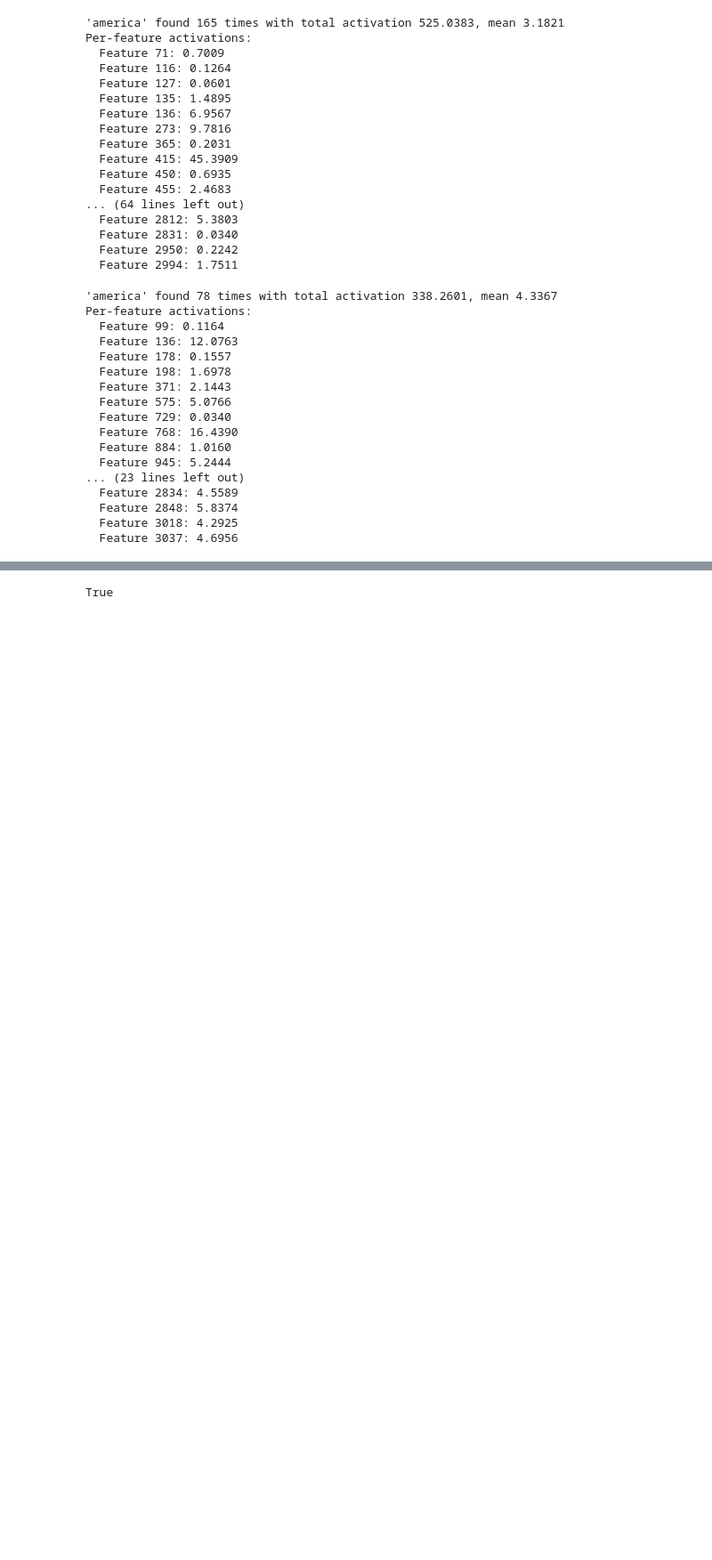
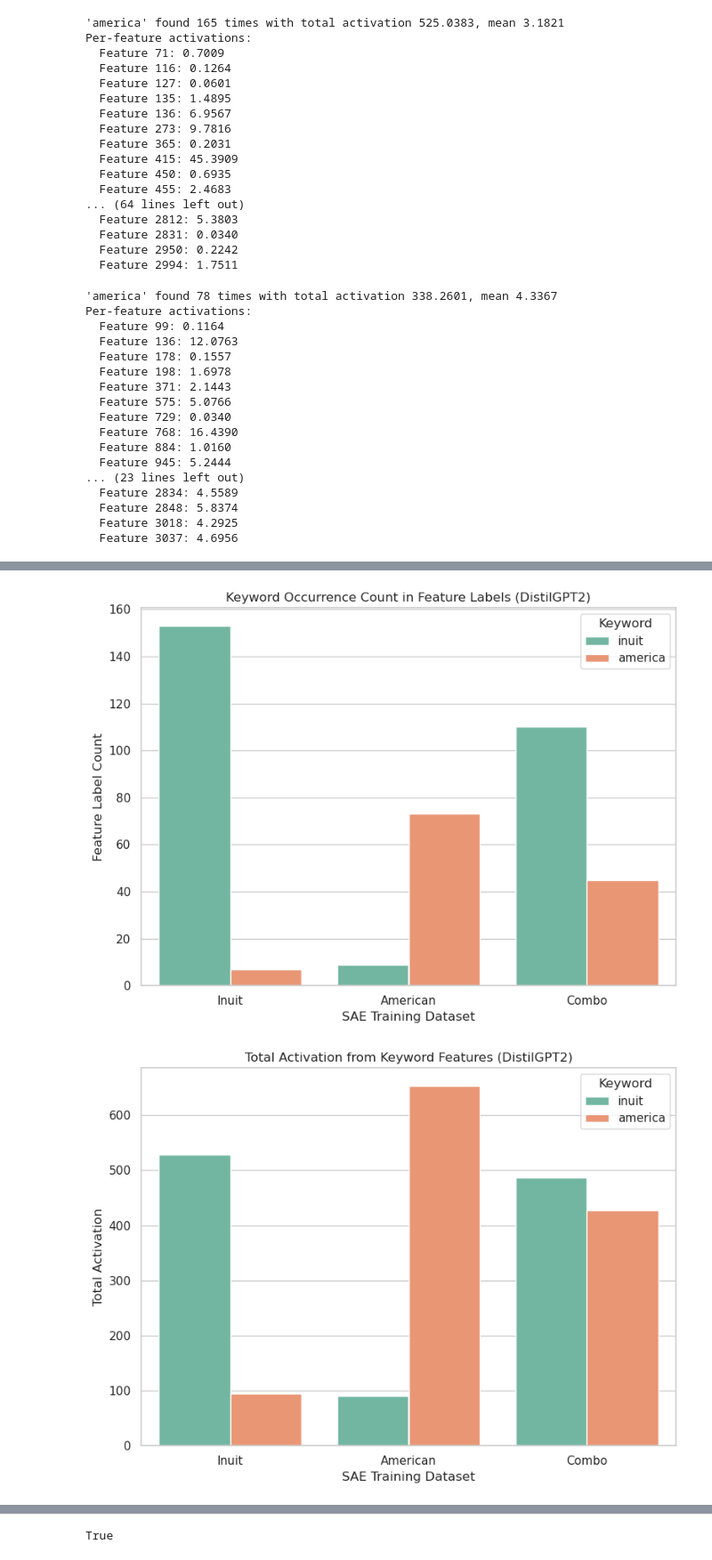
Before and after one commit to Gregpy/SAE_Feature_Counts, a Jupyter notebook: Feature_Analysis.ipynb, the cells around one changed output, grey strips where cells are left out. Shown at 89% size. Saved outputs shown, nothing was run; the diff lists cells and outputs as text; code cells hidden in the pictures; blank space fills up the shorter version.

Commit message:
add images

```diff
--- a/Feature_Analysis.ipynb
+++ b/Feature_Analysis.ipynb
@@ -37,6 +40,21 @@ def count_word_mentions(feature_dict, word_check):
                 inuit_per_feature[feature_idx] += activation
 
     return inuit_count, inuit_activation_sum, dict(inuit_per_feature)
+# %%
+
+
+data_rows = []
+
+def add_entry(llm, dataset, keyword, count, total_act):
+    mean_act = total_act / count if count != 0 else 0
+    data_rows.append({
+        'llm': llm,
+        'dataset': dataset,
+        'keyword': keyword,
+        'feature_label_count': count,
+        'total_activation': total_act,
+        'mean_activation': mean_act
+    })
 # %%
 feat_word = 'inuit'
 count, activation_sum, per_feature = count_word_mentions(top_word_feat_inuit, feat_word)
@@ -314,3 +346,5 @@ Per-feature activations:
   Feature 2848: 5.8374
   Feature 3018: 4.2925
   Feature 3037: 4.6956
+# %%
+df_feat_cts = pd.DataFrame(data_rows)
@@ -316,0 +367,36 @@ Per-feature activations:
+# %%
+
+
+sns.set(style='whitegrid')
+
+def plot_metric(df_feat_cts, llm_name, metric, title):
+    df_llm = df_feat_cts[df_feat_cts['llm'] == llm_name]
+    plt.figure(figsize=(8, 6))
+    sns.barplot(
+        data=df_llm,
+        x='dataset',
+        y=metric,
+        hue='keyword',
+        palette='Set2'
+    )
+    plt.title(f"{title} ({llm_name})")
+    plt.ylabel(metric.replace('_', ' ').title())
+    plt.xlabel("SAE Training Dataset")
+    plt.legend(title="Keyword")
+    plt.tight_layout()
+    plt.savefig(f'{metric}_{llm_name}')
+    plt.show()
+
+# Generate all 6 plots
+metrics = [
+    ('feature_label_count', 'Keyword Occurrence Count in Feature Labels'),
+    ('total_activation', 'Total Activation from Keyword Features'),
+    ('mean_activation', 'Mean Activation per Keyword Occurrence')
+]
+
+for llm in df_feat_cts['llm'].unique():
+    for metric, title in metrics:
+        plot_metric(df_feat_cts, llm, metric, title)
+# %% [output]
+[figure, added]
+[figure, added]
```
Also changed, not shown: parts of 16 cells of this notebook, 6 other files.
